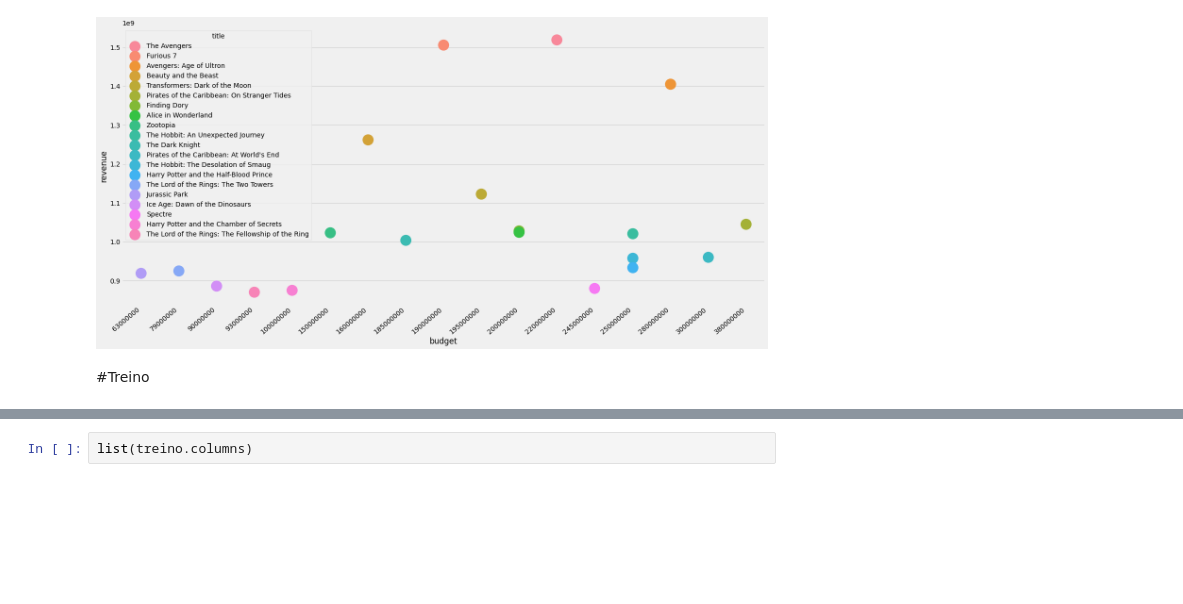
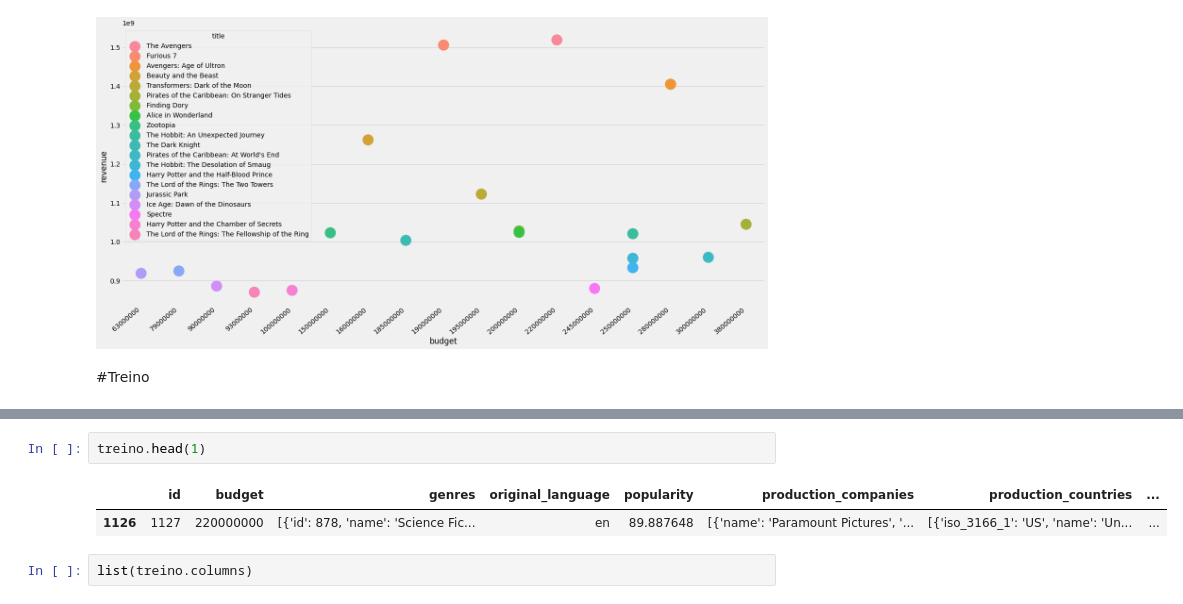
Before and after one commit to GsCatalani/trabalho2Lp, a Jupyter notebook: Trabalho2.ipynb, the cells around one changed output, grey strips where cells are left out. Cells and saved outputs as stored; diff of their text form; blank space fills up the shorter version.

```diff
--- a/Trabalho2.ipynb
+++ b/Trabalho2.ipynb
@@ -778,3 +868,8 @@ plt.show()
+# %%
+treino.head(1)
+# %% [output]
+|  | id | budget | genres | original_language | popularity | production_companies | production_countries | ... |
+| 1126 | 1127 | 220000000 | [{'id': 878, 'name': 'Science Fic... | en | 89.887648 | [{'name': 'Paramount Pictures', '... | [{'iso_3166_1': 'US', 'name': 'Un... | ... |
 # %%
 list(treino.columns)
 # %% [output]
```
Also changed, not shown: parts of 18 cells of this notebook.
